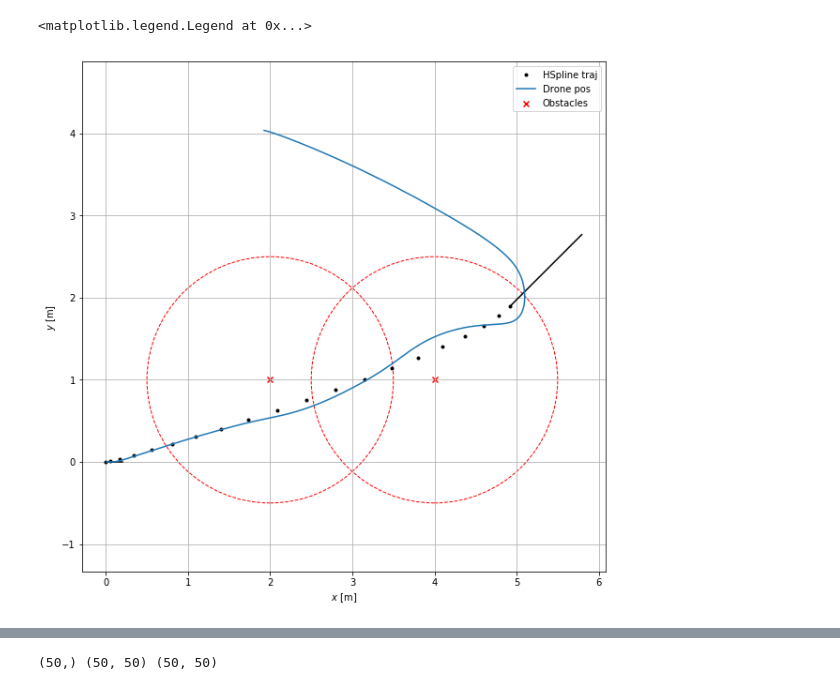
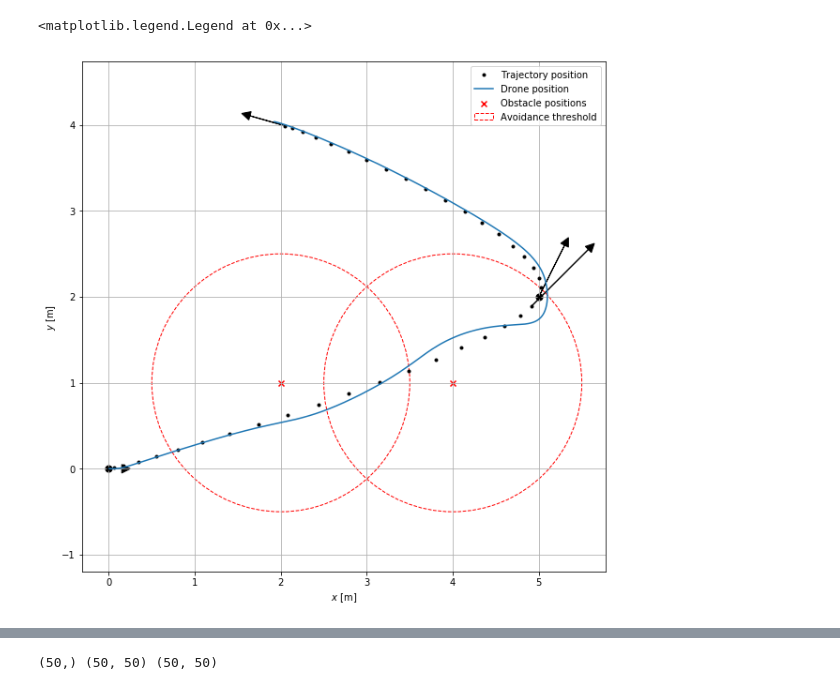
Before and after one commit to 3zuli/drone_trajectory_notebooks, a Jupyter notebook: hermite_new.ipynb, the cells around one changed output, grey strips where cells are left out. Saved outputs shown, nothing was run; the diff lists cells and outputs as text; code cells hidden in the pictures.

Commit message:
Plot improvements, cleanup

```diff
--- a/hermite_new.ipynb
+++ b/hermite_new.ipynb
@@ -42,7 +42,7 @@ class HermiteSpline():
 
     def sample(self, t):
         """
-        Sample the trajecoty at an arbitrary time `t` on the range <0, 1>.
+        Sample the trajectory at an arbitrary time `t` on the range <0, 1>.
         """
         x = self._H.dot(np.array([1.0, t, t**2, t**3]))
         v = self._H.dot(np.array([0.0, 1.0, 2*t, 3*t**2]))
@@ -72,7 +72,7 @@ class HSplineTrajectory():
         self.origin_vel = origin_vel
         self.total_duration = 0
 
-    def add_cont_segment(self, dest, dest_vel, duration):
+    def add_cont_segment(self, dest, dest_vel, duration, dt=0.05):
         """
         Add a new continuous HermiteSpline segment. Origin of the new segment will be set identical to
         the destination of the last segment in the current trajectory.
@@ -86,7 +86,7 @@ class HSplineTrajectory():
             origin_vel = self.hsplines[-1].dest_vel
             self.start_times.append(self.start_times[-1] + duration)
         self.total_duration += duration
-        self.hsplines.append(HermiteSpline(origin, origin_vel, dest, dest_vel, duration=duration, dt=0.01))
+        self.hsplines.append(HermiteSpline(origin, origin_vel, dest, dest_vel, dt, duration))
 
     def sample(self, t):
         """
@@ -145,6 +145,9 @@ class Drone():
         self.x[0] = self.position # Fill in the first values
         self.v[0] = self.velocity
         self.a[0] = self.accelertion
+        # Desired position and velocity from trajectory
+        self.x_traj = np.zeros((self.num_steps, 3)) # Pos
+        self.v_traj = np.zeros((self.num_steps, 3)) # Vel
 
         self.hspline = hspline # HSpline trajectory
         self.obstacles = obstacles # List of obstacle positions
@@ -177,8 +180,11 @@ class Drone():
             velocity_command = np.zeros(3)
             obstacle_accel = np.zeros(3)
 
+            # Sample the desired position and velocity from HSpline
+            x_traj, v_traj = self.hspline.sample(self.t[step])
+            self.x_traj[step] = x_traj
+            self.v_traj[step] = v_traj
             # Trajectory tracking controller
-            x_traj, v_traj = self.hspline.sample(self.t[step])
             velocity_command = self.setpoint_gain * (x_traj - self.position) + self.velocity_ff_gain * (v_traj-self.velocity)
 
             # Obstacle avoidance
@@ -203,14 +209,12 @@ class Drone():
 # Origin and destination position and velocity
 origin = np.array([0, 0, 0])
 origin_vel = np.array([0.5, 0, 0])
-dest = np.array([5, 2, 0])
-dest_vel = np.array([1, 2, 0])
 dt = 1.0 / 20.0 # Simulation time step
 # Duration of simulation (must be higher than the sum of trajectory segment durations below)
 sim_duration = 40.0
 hst = HSplineTrajectory(origin, origin_vel)
-hst.add_cont_segment(dest=np.array([5, 2, 0]), dest_vel=np.array([1, 2, 0]), duration=20)
-hst.add_cont_segment(dest=np.array([2, 4, 0]), dest_vel=np.array([-0.5, 0, 0]), duration=20)
+hst.add_cont_segment(dest=np.array([5, 2, 0]), dest_vel=np.array([1, 2, 0]), duration=20, dt=dt)
+hst.add_cont_segment(dest=np.array([2, 4, 0]), dest_vel=np.array([-0.5, 0, 0]), duration=20, dt=dt)
 hst.print_trajectory()
 
 # List of obstacle positions
@@ -220,7 +224,7 @@ obstacles = np.array([
 ])
 r_obstacle = 1.5 # Obstacle avoidance radius
 
-hs = HermiteSpline(origin, origin_vel, dest, dest_vel, dt)
+# Create the drone simulator object with parameters
 drone = Drone(origin, origin_vel, hst, obstacles, sim_duration, dt,
               setpoint_gain=5.0, velocity_gain=2.0, velocity_ff_gain=0.25, obstacle_gain=1.0,
               max_vel=5.0, max_accel=2.5,
@@ -228,37 +232,52 @@ drone = Drone(origin, origin_vel, hst, obstacles, sim_duration, dt,
 drone.simulate()
 
 
-# t, x, v = hs.t, hs.x, hs.v
-# t, x, v = drone.t, drone.x, drone.v
-hs_t_plot = hs.t * sim_duration # Scale HS time from (0,1) to (0, duration)
-print(hs.t.shape, hs.x.shape, hs.v.shape)
-print(drone.t.shape, drone.x.shape, drone.v.shape)
+print(drone.t.shape)
+print(drone.x.shape, drone.v.shape)
+print(drone.x_traj.shape, drone.v_traj.shape)
 
 #### Plots
 figsize = (10, 10)
-vscale = 0.4
-
+vscale = 0.3
+# XY view
 plt.figure(figsize=figsize)
-plt.plot(hs.x[:, 0], hs.x[:, 1], 'k.', label='HSpline traj')
-plt.plot([hs.x[0,0], hs.x[0,0] + hs.v[0,0]*vscale],
-         [hs.x[0,1], hs.x[0,1] + hs.v[0,1]*vscale], 'k')
-plt.plot([hs.x[-1,0], hs.x[-1,0] + hs.v[-1,0]*vscale],
-         [hs.x[-1,1], hs.x[-1,1] + hs.v[-1,1]*vscale], 'k')
-plt.plot(drone.x[:,0], drone.x[:,1], label='Drone pos')
-plt.scatter(obstacles[:,0], obstacles[:,1], c='r', marker='x', label='Obstacles')
+# Plot individual HSpline segments
+for hs in hst.hsplines:
+    print(hs.t.shape, hs.x.shape, hs.v.shape)
+    # Desired position sampled from the trajectory
+    h_hspline, = plt.plot(hs.x[:, 0], hs.x[:, 1], 'k.', label='HSpline traj')
+    # Show nitial position of the trajectory with a larger marker
+    plt.scatter(hs.x[0, 0], hs.x[0, 1], c='k', marker='o', s=50)
+    # Draw initial and final velocities as arrows
+    ax = plt.gca()
+    ax.arrow(hs.x[0,0], hs.x[0,1], # x, y
+             hs.v[0,0]*vscale, hs.v[0,1]*vscale, # dx, dy
+             head_width=0.1, head_length=0.1, fc='k', ec='k')
+    ax.arrow(hs.x[-1,0], hs.x[-1,1], # x, y
+             hs.v[-1,0]*vscale, hs.v[-1,1]*vscale, # dx, dy
+             head_width=0.1, head_length=0.1, fc='k', ec='k')
+# Drone position
+h_dronepos, = plt.plot(drone.x[:,0], drone.x[:,1], label='Drone pos')
+# Obstacles
+h_obstacles = plt.scatter(obstacles[:,0], obstacles[:,1], c='r', marker='x', label='Obstacles')
+# Plot avoidance radius circle around each obstacle
 for obstacle_pos in obstacles:
     circle = plt.Circle(obstacle_pos, r_obstacle, color='r', linestyle='--', fill=False)
-    plt.gca().add_patch(circle)
+    h_avoidance = plt.gca().add_patch(circle)
 plt.grid(True)
 plt.axis('equal')
 plt.xlabel('$x$ [m]')
 plt.ylabel('$y$ [m]')
-plt.legend()
+plt.legend(handles=[h_hspline, h_dronepos, h_obstacles, h_avoidance],
+           labels=['Trajectory position',
+                   'Drone position',
+                   'Obstacle positions',
+                   'Avoidance threshold'])
 
 plt.figure(figsize=(15,15))
 plt.subplot(411)
 plt.grid(True)
-plt.plot(hs_t_plot, hs.x[:, 0], label='desired')
+plt.plot(drone.t, drone.x_traj[:, 0], label='desired')
 plt.plot(drone.t, drone.x[:, 0], label='actual')
 plt.xlabel('$t$')
 plt.ylabel('Pos $x$ [m]')
@@ -266,7 +285,7 @@ plt.legend()
 
 plt.subplot(412)
 plt.grid(True)
-plt.plot(hs_t_plot, hs.x[:, 1], label='desired')
+plt.plot(drone.t, drone.x_traj[:, 1], label='desired')
 plt.plot(drone.t, drone.x[:, 1], label='actual')
 plt.xlabel('$t$')
 plt.ylabel('Pos $y$ [m]')
@@ -274,7 +293,7 @@ plt.legend()
 
 plt.subplot(413)
 plt.grid(True)
-plt.plot(hs_t_plot, hs.v[:, 0], label='desired')
+plt.plot(drone.t, drone.v_traj[:, 0], label='desired')
 plt.plot(drone.t, drone.v[:, 0], label='actual')
 plt.xlabel('$t$')
 plt.ylabel('Vel $x$ [m/s]')
@@ -282,7 +301,7 @@ plt.legend()
 
 plt.subplot(414)
 plt.grid(True)
-plt.plot(hs_t_plot, hs.v[:, 1], label='desired')
+plt.plot(drone.t, drone.v_traj[:, 1], label='desired')
 plt.plot(drone.t, drone.v[:, 1], label='actual')
 plt.xlabel('$t$')
 plt.ylabel('Vel $y$ [m/s]')
@@ -295,2 +317,2 @@ plt.legend()
 <matplotlib.legend.Legend at 0x...>
-[figure, old version]
+[figure, new version]
```
Also changed, not shown: parts of 3 cells of this notebook.
